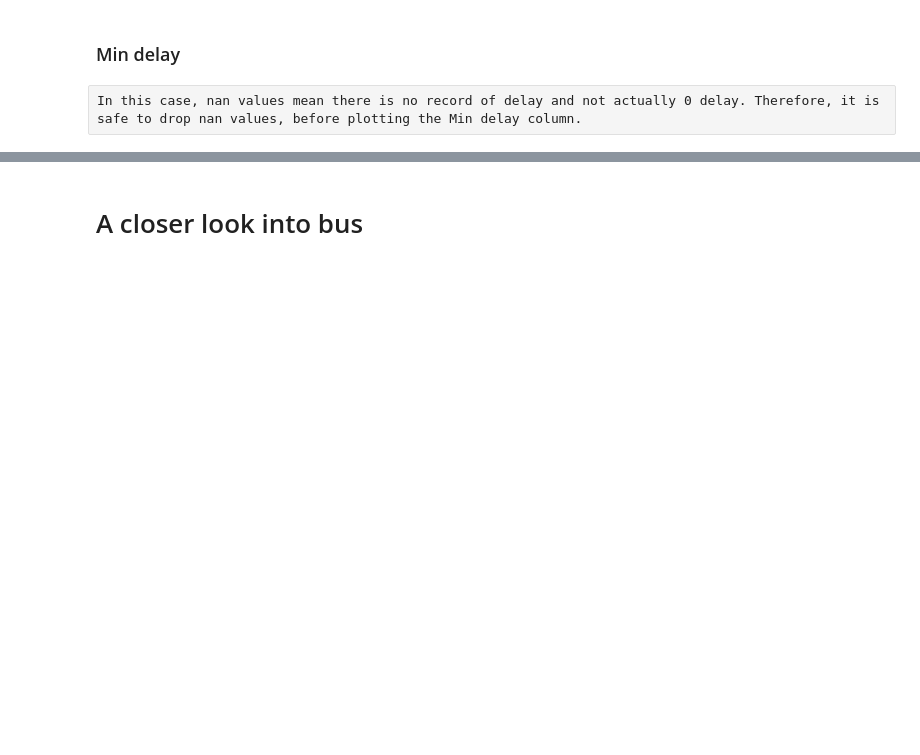
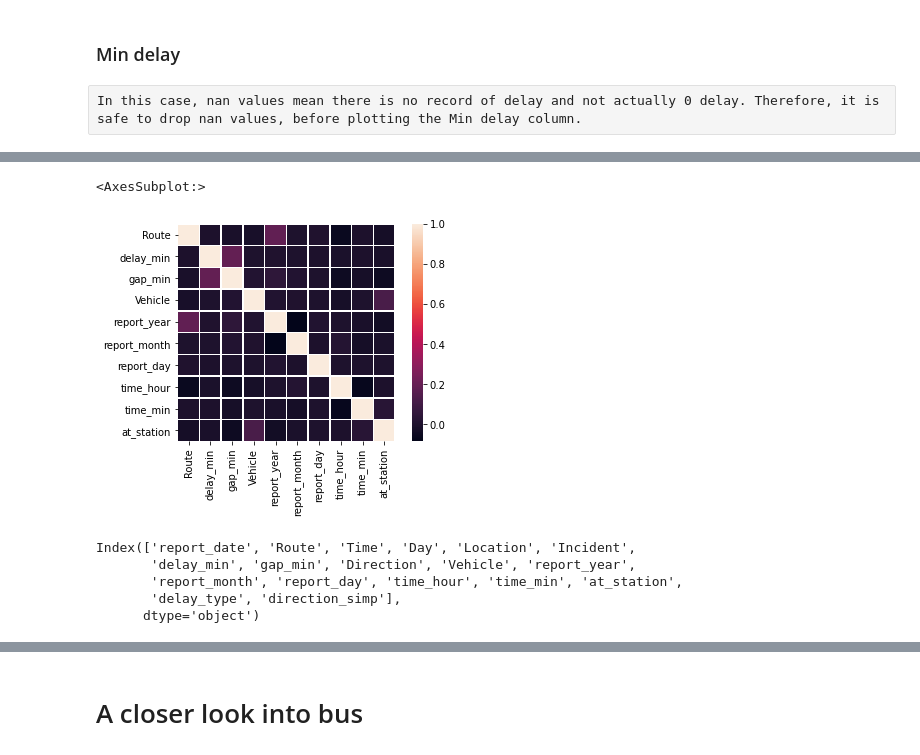
Before and after one commit to JasonYao3/TTC_transit_delay_proj, a Jupyter notebook: Exploratory Data Analysis.ipynb, the cells around one changed output, grey strips where cells are left out. Drawn from its saved outputs; the diff is of its cells as text; code cells hidden in the pictures; blank space fills up the shorter version.

```diff
--- a/Exploratory Data Analysis.ipynb
+++ b/Exploratory Data Analysis.ipynb
@@ -402,0 +331,14 @@ subway_df.Station.value_counts().max()
+# %%
+#cmap = sns.diverging_palette(220, 10, as_cmap=True)
+sns.heatmap(bus_df.corr(),  square=True, linewidths=.5)
+# %% [output]
+<AxesSubplot:>
+[figure, added]
+# %%
+bus_df.columns
+# %% [output]
+Index(['report_date', 'Route', 'Time', 'Day', 'Location', 'Incident',
+       'delay_min', 'gap_min', 'Direction', 'Vehicle', 'report_year',
+       'report_month', 'report_day', 'time_hour', 'time_min', 'at_station',
+       'delay_type', 'direction_simp'],
+      dtype='object')
```
Also changed, not shown: parts of 65 cells of this notebook, 4 other files.
